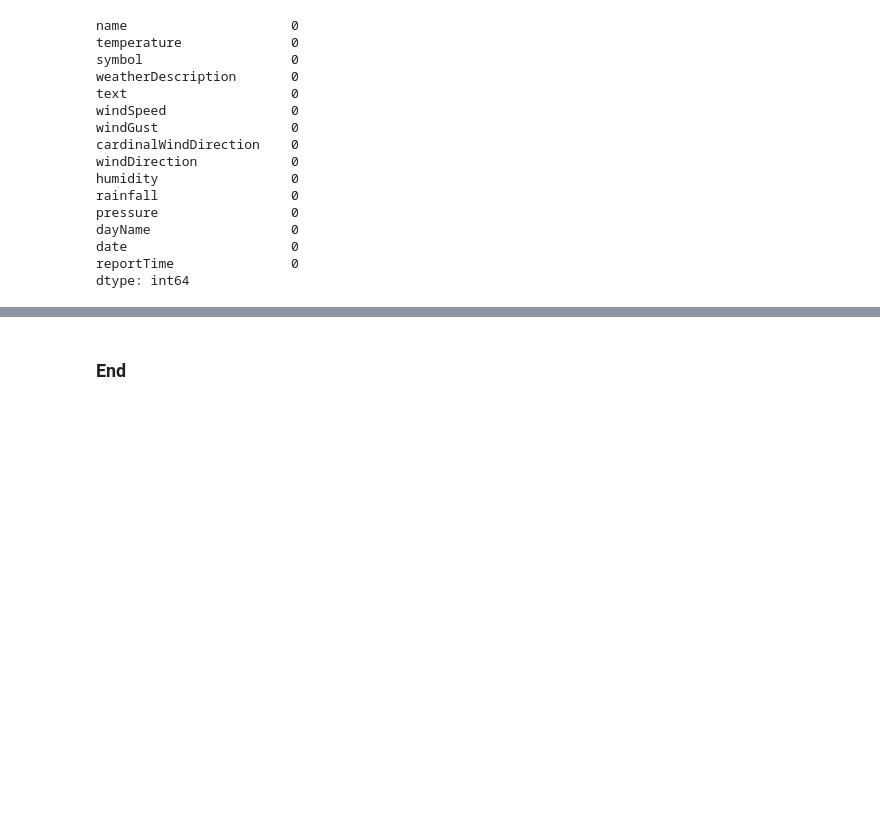
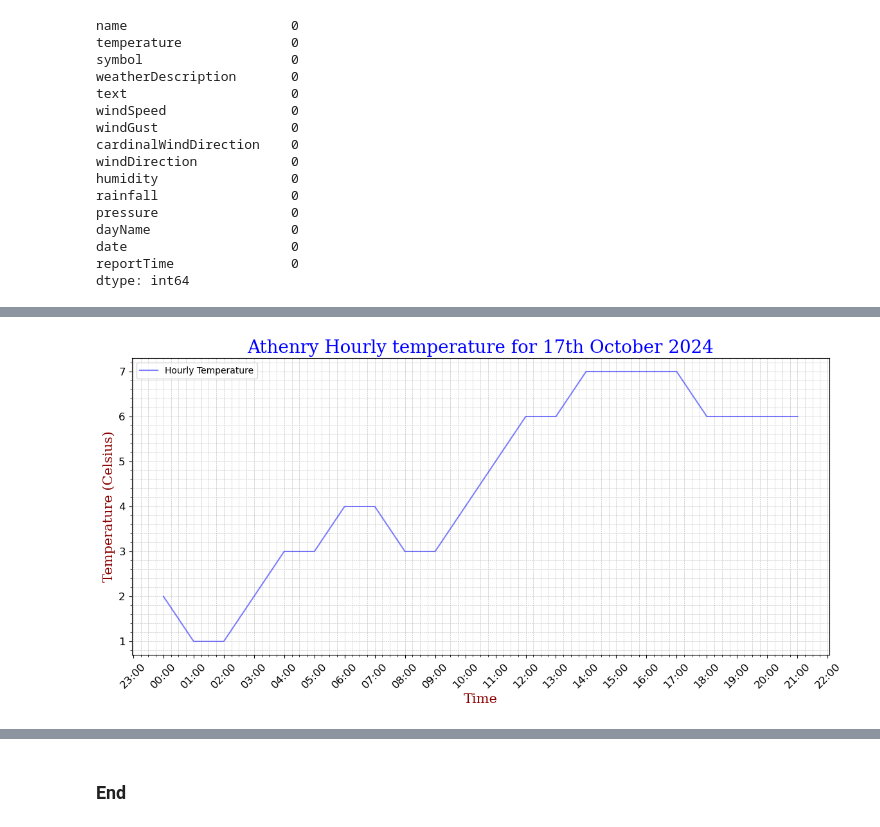
Before and after one commit to MikeCurleyCoosan/computer_infrastructure, a Jupyter notebook: weather.ipynb, the cells around one changed output, grey strips where cells are left out. Drawn from its saved outputs; the diff is of its cells as text; code cells hidden in the pictures; blank space fills up the shorter version.

```diff
--- a/weather.ipynb
+++ b/weather.ipynb
@@ -259,0 +295,6 @@ dtype: int64
+# %%
+# Convert the reportTime to datetime format
+
+df['reportTime'] = pd.to_datetime(df['reportTime'])
+
+df['reportTime']
@@ -259,0 +319,6 @@ dtype: int64
+# %%
+# Set the reportTime as the index of the dataframe
+
+df.set_index('reportTime', inplace=True)
+
+df.head()
@@ -259,0 +333,38 @@ dtype: int64
+# %%
+# Plot the hourly temperature
+
+# Create a figure and a set of subplots
+fig, ax = plt.subplots(figsize=(14, 6))
+
+#Set the colors for the pie chart
+colors = ['blue', 'green', 'red']
+
+#Set the font for the x and y axis labels and the title
+font1 = {'family':'serif','color':'blue','size':20}
+font2 = {'family':'serif','color':'darkred','size':15}
+
+#Plot the hourly temperature
+ax.plot(df.index, df['temperature'], color='blue', alpha=0.5)
+#Add a title
+ax.set_title('Athenry Hourly temperature for 17th October 2024', fontdict = font1)
+#Add x and y labels
+ax.set_xlabel('Time', fontdict = font2)
+ax.set_ylabel('Temperature (Celsius)', fontdict = font2)
+#Add a legend
+plt.legend(['Hourly Temperature'], loc='upper left')
+#Add a grid
+ax.grid(True, which='both', linestyle='--', linewidth=0.4)
+
+# Set the major locator to every second day
+ax.xaxis.set_major_locator(mdate.HourLocator(interval=1))
+ax.xaxis.set_major_formatter(mdate.DateFormatter('%H:%M'))
+
+#Add ticks
+plt.xticks(fontsize=12, rotation=45)
+
+plt.yticks(fontsize=12)
+ax.minorticks_on()
+
+plt.show()
+# %% [output]
+[figure, added]
```
Also changed, not shown: parts of 10 cells of this notebook.
